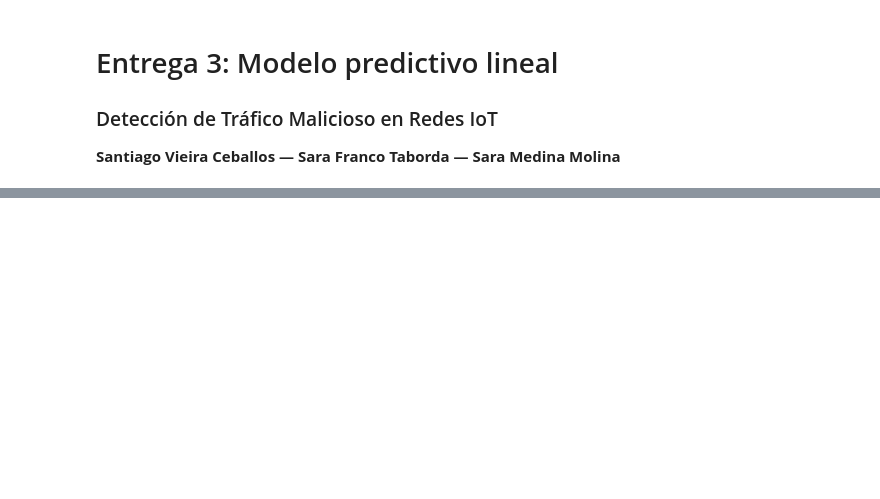
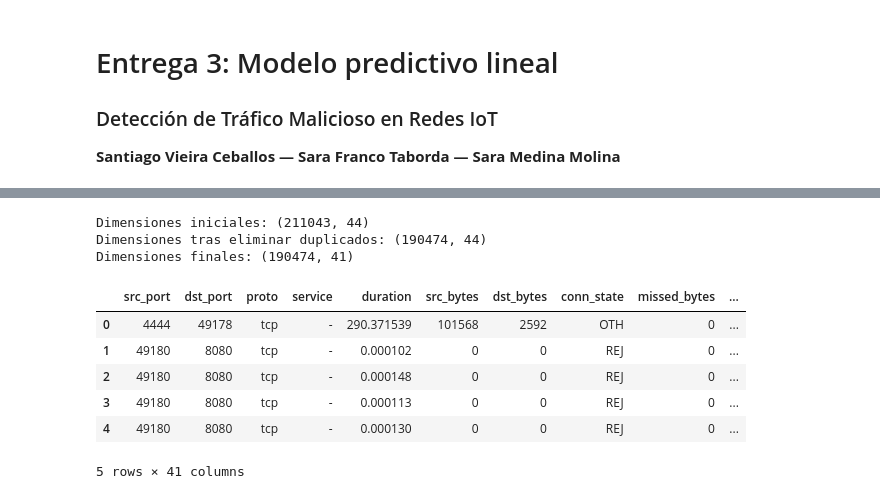
Before and after one commit to SantiagoVieira/Proyecto_analisis, a Jupyter notebook: Notebooks/Entrega3_VieiraFrancoMedina.ipynb, the cells around one changed output, grey strips where cells are left out. Cells and saved outputs as stored; diff of their text form; code cells hidden in the pictures; blank space fills up the shorter version.

```diff
--- a/Notebooks/Entrega3_VieiraFrancoMedina.ipynb
+++ b/Notebooks/Entrega3_VieiraFrancoMedina.ipynb
@@ -135,0 +21,45 @@ Pipeline(steps=[('preprocessor',
+# %%
+from pathlib import Path
+import pandas as pd
+import numpy as np
+
+DATA_DIR = Path().resolve().parent / "Data"
+data_file = "train_test_network.csv"
+data_path = DATA_DIR / data_file
+
+# Carga del dataset
+df = pd.read_csv(data_path, na_values=[' '])
+print(f'Dimensiones iniciales: {df.shape}')
+
+# Corrección de tipos: variables que son códigos categóricos pero están como int
+df = df.astype({
+    'src_port'   : 'object',
+    'dst_port'   : 'object',
+    'dns_qclass' : 'object',
+    'dns_qtype'  : 'object',
+    'dns_rcode'  : 'object',
+    'label'      : 'object'
+})
+
+# Eliminación de duplicados
+df = df.drop_duplicates()
+print(f'Dimensiones tras eliminar duplicados: {df.shape}')
+
+# Descarte de variables irrelevantes:
+# - src_ip y dst_ip son identificadores de red sin valor predictivo
+# - type es redundante con label (ambas codifican lo mismo, una binaria y otra multiclase)
+df = df.drop(columns=['src_ip', 'dst_ip', 'type'])
+print(f'Dimensiones finales: {df.shape}')
+
+df.head()
+# %% [output]
+Dimensiones iniciales: (211043, 44)
+Dimensiones tras eliminar duplicados: (190474, 44)
+Dimensiones finales: (190474, 41)
+|  | src_port | dst_port | proto | service | duration | src_bytes | dst_bytes | conn_state | missed_bytes | ... |
+| 0 | 4444 | 49178 | tcp | - | 290.371539 | 101568 | 2592 | OTH | 0 | ... |
+| 1 | 49180 | 8080 | tcp | - | 0.000102 | 0 | 0 | REJ | 0 | ... |
+| 2 | 49180 | 8080 | tcp | - | 0.000148 | 0 | 0 | REJ | 0 | ... |
+| 3 | 49180 | 8080 | tcp | - | 0.000113 | 0 | 0 | REJ | 0 | ... |
+| 4 | 49180 | 8080 | tcp | - | 0.000130 | 0 | 0 | REJ | 0 | ... |
+5 rows × 41 columns
```
Also changed, not shown: parts of 27 cells of this notebook.
